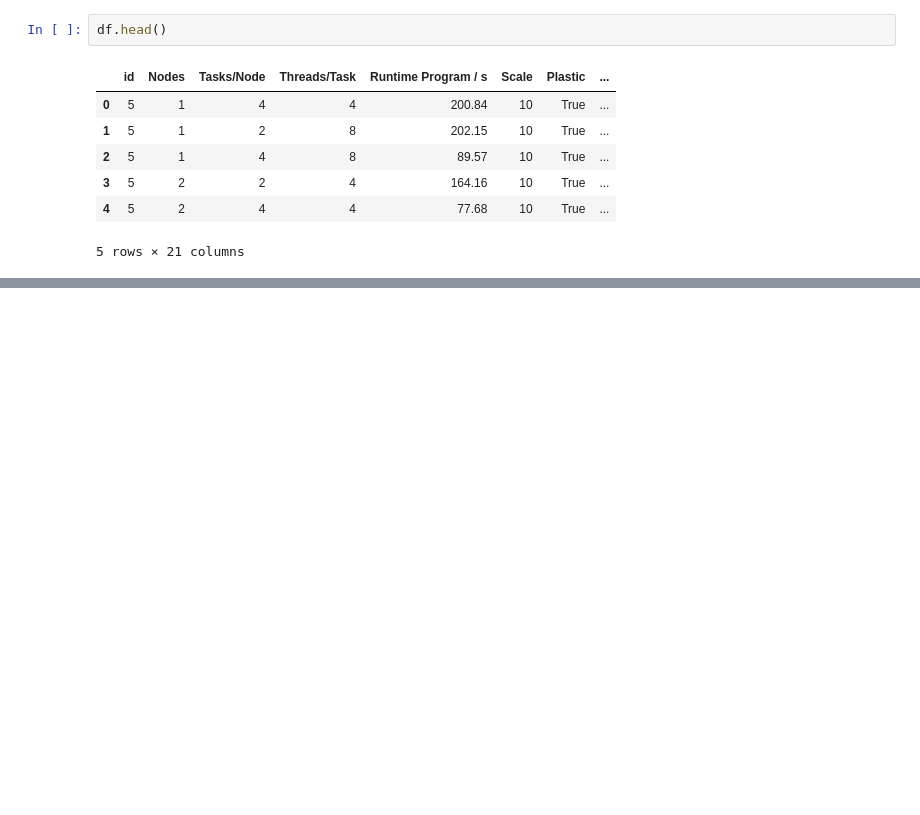
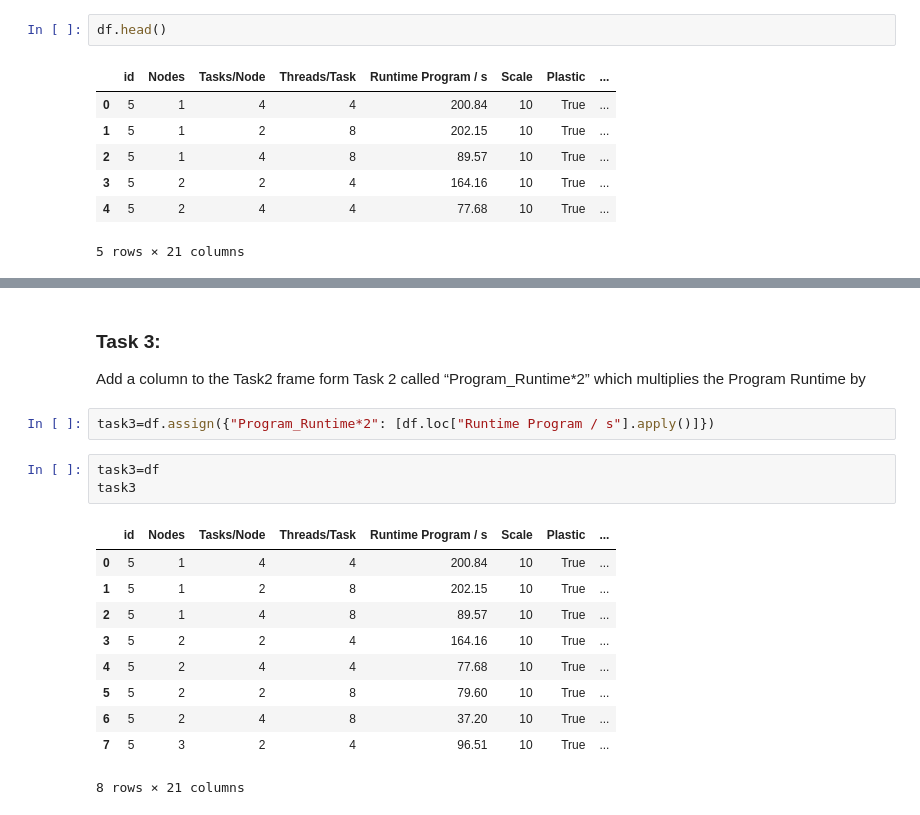
Before and after one commit to Rahafzsh/DataMiningTasks, a Jupyter notebook: Lab3/DMLab3.ipynb, the cells around one changed output, grey strips where cells are left out. Cells and saved outputs as stored; diff of their text form; blank space fills up the shorter version.

```diff
--- a/Lab3/DMLab3.ipynb
+++ b/Lab3/DMLab3.ipynb
@@ -31,0 +104,20 @@ df.head()
+# %% [markdown]
+### Task 3:
+Add a column to the Task2 frame form Task 2 called “Program_Runtime*2”
+which multiplies the Program Runtime by
+# %%
+task3=df.assign({"Program_Runtime*2": [df.loc["Runtime Program / s"].apply()]})
+# %%
+task3=df
+task3
+# %% [output]
+|  | id | Nodes | Tasks/Node | Threads/Task | Runtime Program / s | Scale | Plastic | ... |
+| 0 | 5 | 1 | 4 | 4 | 200.84 | 10 | True | ... |
+| 1 | 5 | 1 | 2 | 8 | 202.15 | 10 | True | ... |
+| 2 | 5 | 1 | 4 | 8 | 89.57 | 10 | True | ... |
+| 3 | 5 | 2 | 2 | 4 | 164.16 | 10 | True | ... |
+| 4 | 5 | 2 | 4 | 4 | 77.68 | 10 | True | ... |
+| 5 | 5 | 2 | 2 | 8 | 79.60 | 10 | True | ... |
+| 6 | 5 | 2 | 4 | 8 | 37.20 | 10 | True | ... |
+| 7 | 5 | 3 | 2 | 4 | 96.51 | 10 | True | ... |
+8 rows × 21 columns
```
Also changed, not shown: parts of 11 cells of this notebook.
